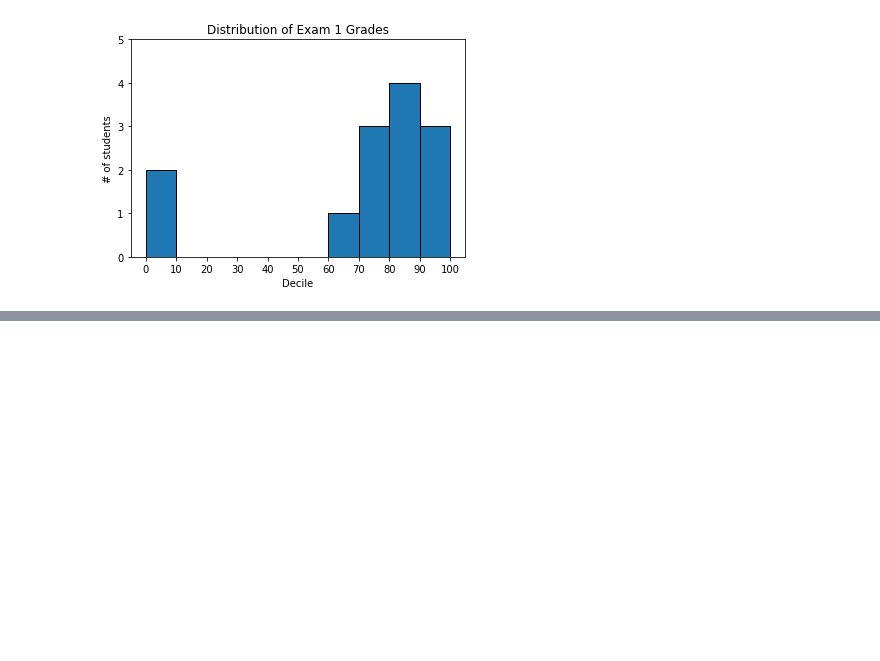
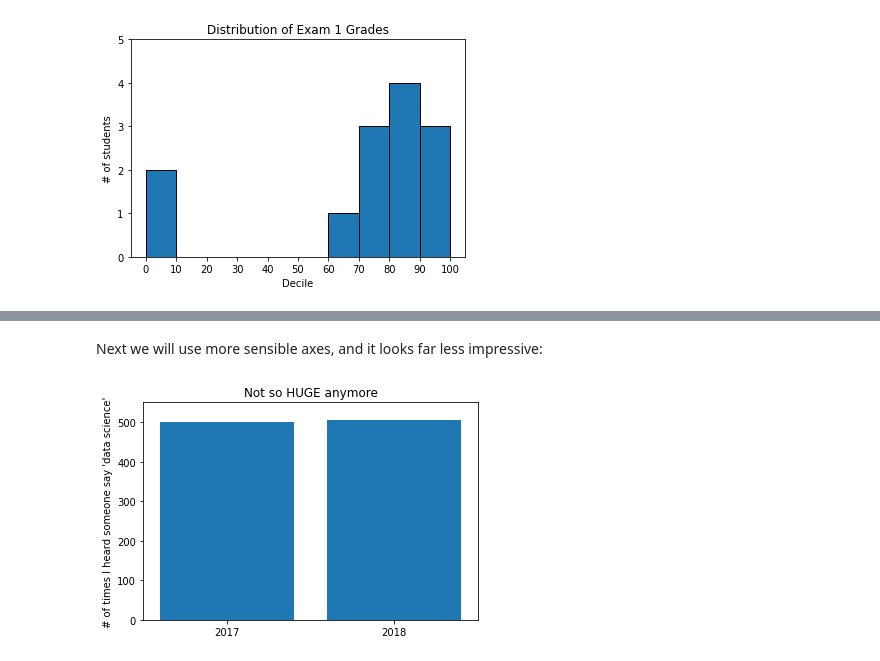
Before and after one commit to Tower5954/Data-Science-from-Scratch, a Jupyter notebook: Chapter 3 - Visualising Data.ipynb, the cells around one changed output, grey strips where cells are left out. Drawn from its saved outputs; the diff is of its cells as text; code cells hidden in the pictures; blank space fills up the shorter version.

```diff
--- a/Chapter 3 - Visualising Data.ipynb
+++ b/Chapter 3 - Visualising Data.ipynb
@@ -80,0 +106,20 @@ plt.show();
+# %% [markdown]
+Next we will use more sensible axes, and it looks far less impressive:
+# %%
+mentions = [500, 505]
+years = [2017, 2018]
+
+plt.bar(years, mentions, 0.8)
+plt.xticks(years)
+plt.ylabel("# of times I heard someone say 'data science'")
+
+# If you don't do this, matplotlib will label the x-axis 0, 1
+# and then add +2.013e3 off in the corner
+plt.ticklabel_format(useOffset=False)
+
+
+plt.axis([2016.5, 2018.5, 0, 550])
+plt.title("Not so HUGE anymore")
+plt.show();
+# %% [output]
+[figure, added]
```
Also changed, not shown: parts of 11 cells of this notebook.
